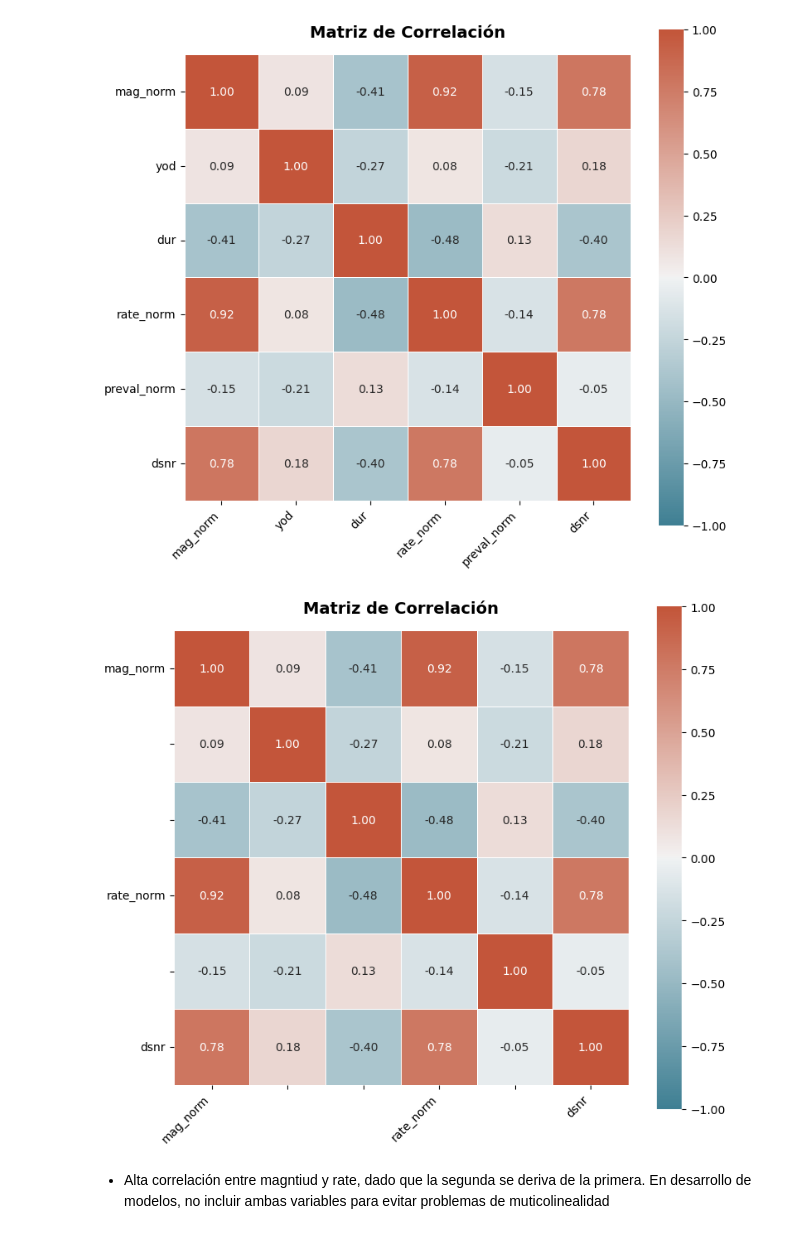
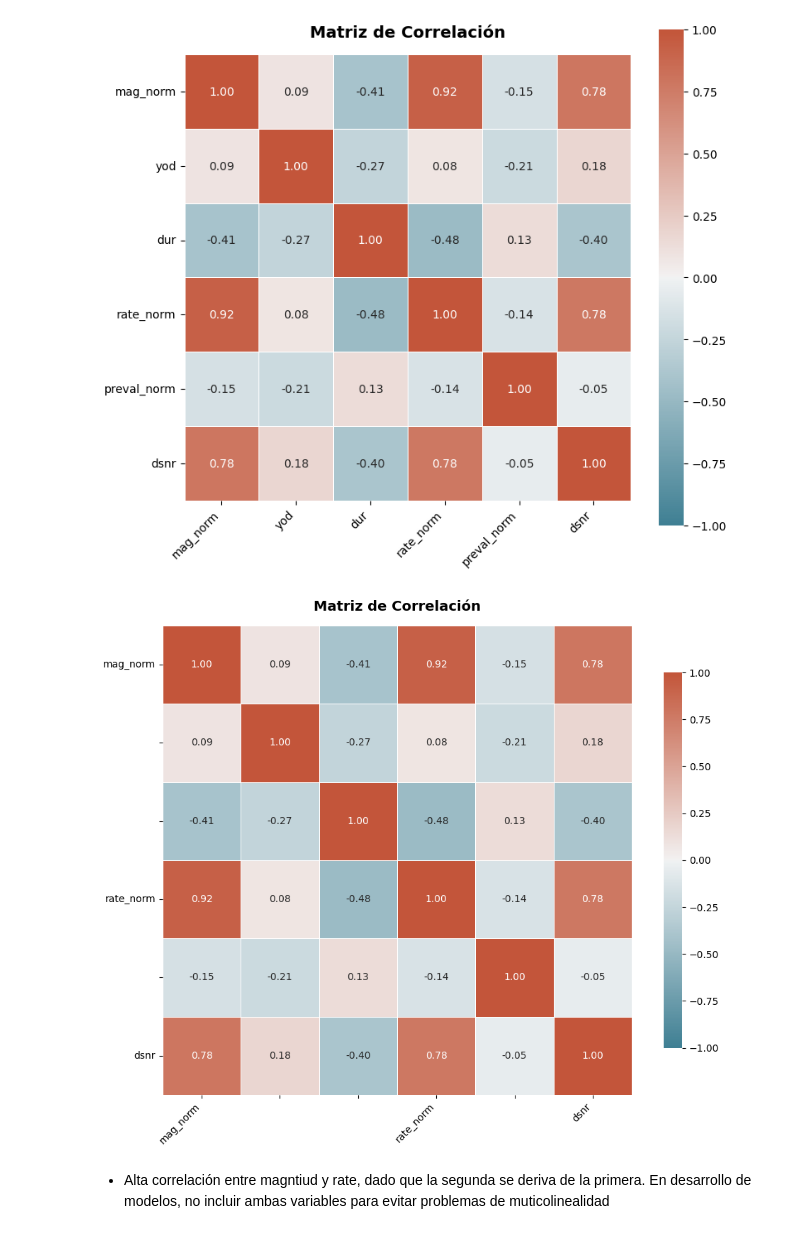
Before and after one commit to mariarisco/EDA_Entrega, a Jupyter notebook: main.ipynb, the cells around one changed output. Saved outputs shown, nothing was run; the diff lists cells and outputs as text; code cells hidden in the pictures.

```diff
--- a/main.ipynb
+++ b/main.ipynb
@@ -1353,11 +1435,8 @@ plt.show()
 # %% [output]
 [figure]
 # %%
-# ANÁLISIS DE CORRELACIÓN
-matriz_corr = df[var_num].corr(numeric_only=True)
-
-# Crear la figura
-fig, ax = plt.subplots(figsize=(8, 8))
+# Configuración de la figura
+fig, ax = plt.subplots(figsize=(10, 8))  # Ajustar tamaño de la figura
 
 # Dibujar el heatmap completo
 sns.heatmap(
@@ -1368,34 +1447,38 @@ sns.heatmap(
     linewidths=0.5,
     annot=True,
     fmt=".2f",
     cbar_kws={"shrink": 0.8},
     ax=ax
 )
 
 # Definir las etiquetas que quieres mantener
 variables_a_mostrar = ["mag_norm", "rate_norm", "dsnr"]
 
 # Crear etiquetas manuales para los ticks
 x_labels = [label if label in variables_a_mostrar else "" for label in matriz_corr.columns]
 y_labels = [label if label in variables_a_mostrar else "" for label in matriz_corr.index]
 
 # Actualizar los ticks manualmente
 ax.set_xticks([i + 0.5 for i in range(len(x_labels))])  # Centrar los ticks
 ax.set_xticklabels(x_labels, rotation=45, ha="right")
 
 ax.set_yticks([i + 0.5 for i in range(len(y_labels))])  # Centrar los ticks
 ax.set_yticklabels(y_labels, rotation=0)
 
 # Título
 plt.title("Matriz de Correlación", fontsize=14, fontweight="bold", pad=15)
 
 # Ajustar diseño
 plt.tight_layout()
 
+# Guardar la figura como un archivo .png
+output_path = './src/img/matriz_correlacion.png'
+fig.savefig(output_path, dpi=300, bbox_inches='tight')  # bbox_inches evita cortes en la imagen
+
 # Mostrar la figura
 plt.show()
 # %% [output]
-[figure, old version]
+[figure, new version]
 # %% [markdown]
 * Alta correlación entre magntiud y rate, dado que la segunda se deriva de la primera. En desarrollo de modelos, no incluir ambas variables para evitar problemas de muticolinealidad
 # %%
```
Also changed, not shown: parts of 16 cells of this notebook, 11 other files.
